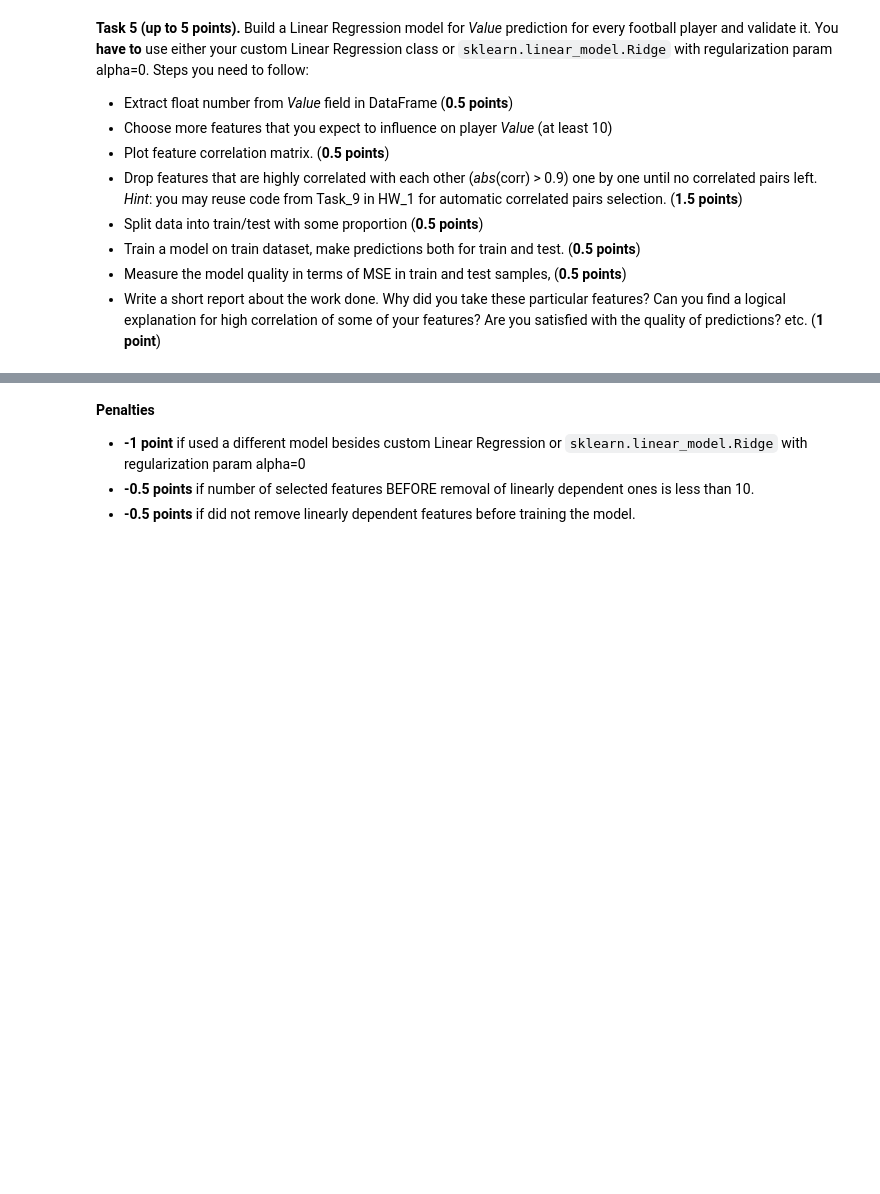
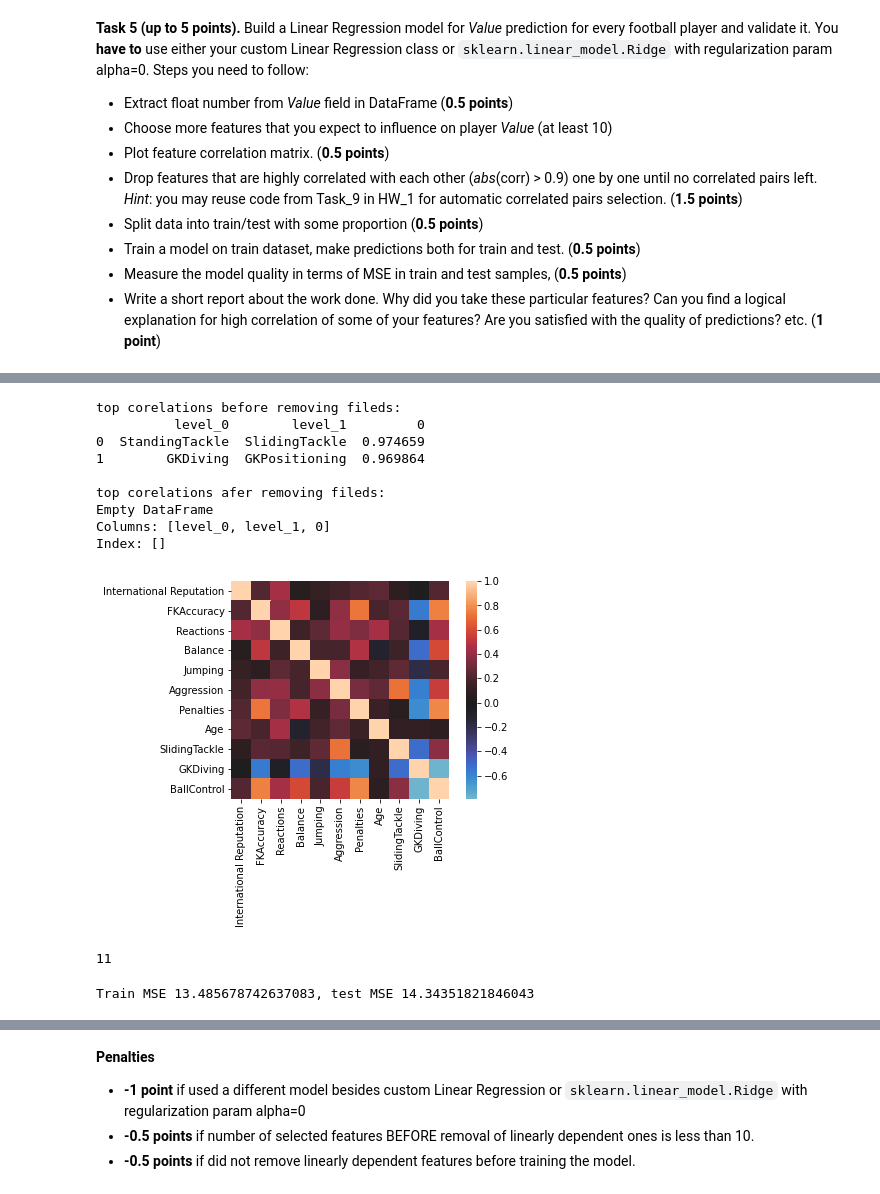
Before and after one commit to YakovGrischenko/rss-ml-intro, a Jupyter notebook: 2_linear_regression/seminar_and_homework.ipynb, the cells around one changed output, grey strips where cells are left out. Cells and saved outputs as stored; diff of their text form; code cells hidden in the pictures; blank space fills up the shorter version.

Commit message:
impl task 5

```diff
--- a/2_linear_regression/seminar_and_homework.ipynb
+++ b/2_linear_regression/seminar_and_homework.ipynb
@@ -444,0 +505,49 @@ player.head()
+# %%
+
+#Drop features that are highly correlated with each other (abs(corr) > 0.9)
+
+#Hint: you may reuse code from Task_9 in HW_1 for automatic correlated pairs selection.
+#(1.5 points)
+
+num_cols = len(data[start_cols].columns)
+print("top corelations before removing fileds:")
+cor_table = data[start_cols].corr(method='pearson').abs().unstack().sort_values(ascending=False)[num_cols:][::2].reset_index()
+print(cor_table[cor_table[0] > 0.9])
+
+#one by one until no correlated pairs left.
+
+
+print("\ntop corelations afer removing fileds:")
+
+fixed_cols = list(start_cols)
+
+fixed_cols.remove('GKPositioning')
+fixed_cols.remove('StandingTackle')
+
+
+num_cols = len(data[fixed_cols].columns)
+cor_table = data[fixed_cols].corr(method='pearson').abs().unstack().sort_values(ascending=False)[num_cols:][::2].reset_index()
+print(cor_table[cor_table[0] > 0.9])
+
+#so I do remove all  linearly dependent features before train
+
+
+
+
+heatmap(data[fixed_cols].corr(method='pearson'), center=0, square=True)
+plt.show()
+
+
+print(len(fixed_cols))
+# %% [output]
+top corelations before removing fileds:
+          level_0        level_1         0
+0  StandingTackle  SlidingTackle  0.974659
+1        GKDiving  GKPositioning  0.969864
+
+top corelations afer removing fileds:
+Empty DataFrame
+Columns: [level_0, level_1, 0]
+Index: []
+[figure, added]
+11
@@ -444,0 +564,17 @@ player.head()
+# %%
+#Train a model on train dataset, make predictions both for train and test. (0.5 points)
+from sklearn.linear_model import Ridge
+from sklearn.metrics import mean_squared_error
+
+lr = Ridge(alpha=0)
+lr.fit(X=X_train, y=y_train)
+
+y_pred_train = lr.predict(X_train)
+y_pred_test = lr.predict(X_test)
+
+
+#Measure the model quality in terms of MSE in train and test samples, (0.5 points)
+
+print(f'Train MSE {mean_squared_error(y_train, y_pred_train)}, test MSE {mean_squared_error(y_test, y_pred_test)}')
+# %% [output]
+Train MSE 13.485678742637083, test MSE 14.34351821846043
```
Also changed, not shown: parts of 17 cells of this notebook.
